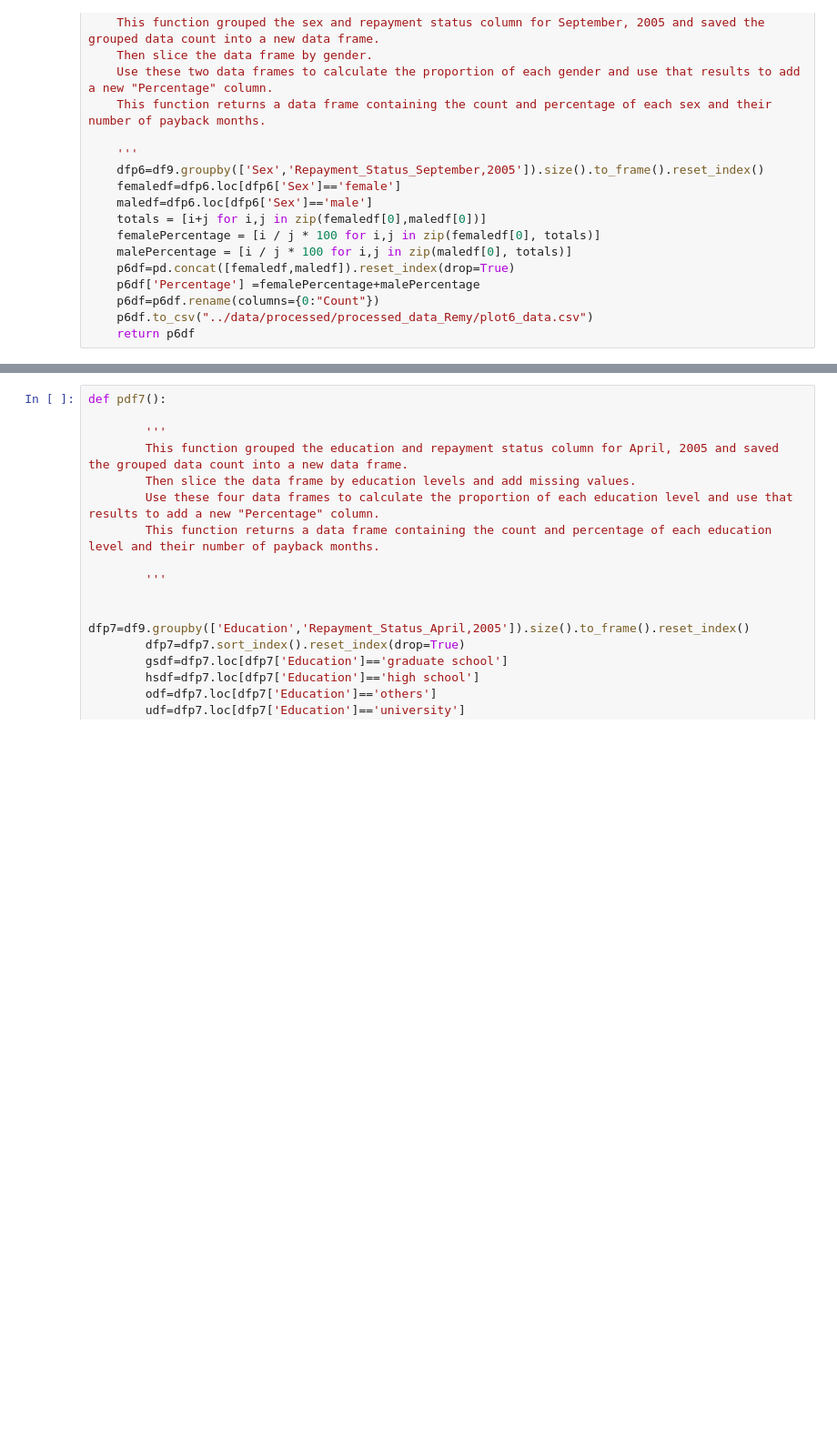
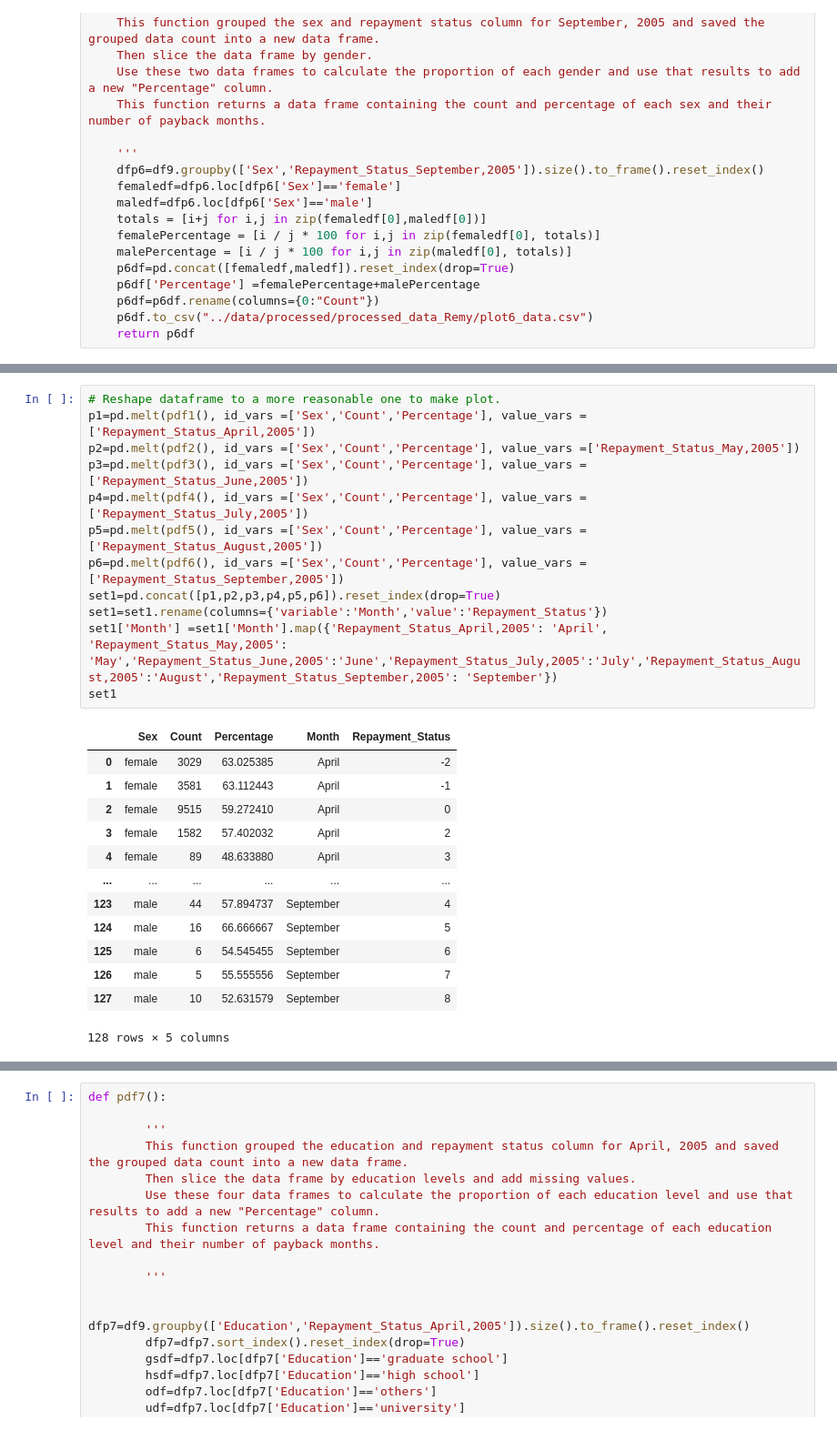
Before and after one commit to ubco-W2022T2-data301/project-group-group27, a Jupyter notebook: analysis/analysis_Remy.ipynb, the cells around one changed output, grey strips where cells are left out. Shown at 91% size. Saved outputs shown, nothing was run; the diff lists cells and outputs as text; blank space fills up the shorter version.

```diff
--- a/analysis/analysis_Remy.ipynb
+++ b/analysis/analysis_Remy.ipynb
@@ -739,0 +695,26 @@ plt.show()
+# %%
+# Reshape dataframe to a more reasonable one to make plot.
+p1=pd.melt(pdf1(), id_vars =['Sex','Count','Percentage'], value_vars =['Repayment_Status_April,2005'])
+p2=pd.melt(pdf2(), id_vars =['Sex','Count','Percentage'], value_vars =['Repayment_Status_May,2005'])
+p3=pd.melt(pdf3(), id_vars =['Sex','Count','Percentage'], value_vars =['Repayment_Status_June,2005'])
+p4=pd.melt(pdf4(), id_vars =['Sex','Count','Percentage'], value_vars =['Repayment_Status_July,2005'])
+p5=pd.melt(pdf5(), id_vars =['Sex','Count','Percentage'], value_vars =['Repayment_Status_August,2005'])
+p6=pd.melt(pdf6(), id_vars =['Sex','Count','Percentage'], value_vars =['Repayment_Status_September,2005'])
+set1=pd.concat([p1,p2,p3,p4,p5,p6]).reset_index(drop=True)
+set1=set1.rename(columns={'variable':'Month','value':'Repayment_Status'})
+set1['Month'] =set1['Month'].map({'Repayment_Status_April,2005': 'April', 'Repayment_Status_May,2005': 'May','Repayment_Status_June,2005':'June','Repayment_Status_July,2005':'July','Repayment_Status_August,2005':'August','Repayment_Status_September,2005': 'September'})
+set1
+# %% [output]
+|  | Sex | Count | Percentage | Month | Repayment_Status |
+| 0 | female | 3029 | 63.025385 | April | -2 |
+| 1 | female | 3581 | 63.112443 | April | -1 |
+| 2 | female | 9515 | 59.272410 | April | 0 |
+| 3 | female | 1582 | 57.402032 | April | 2 |
+| 4 | female | 89 | 48.633880 | April | 3 |
+| ... | ... | ... | ... | ... | ... |
+| 123 | male | 44 | 57.894737 | September | 4 |
+| 124 | male | 16 | 66.666667 | September | 5 |
+| 125 | male | 6 | 54.545455 | September | 6 |
+| 126 | male | 5 | 55.555556 | September | 7 |
+| 127 | male | 10 | 52.631579 | September | 8 |
+128 rows × 5 columns
```
Also changed, not shown: parts of 11 cells of this notebook.
